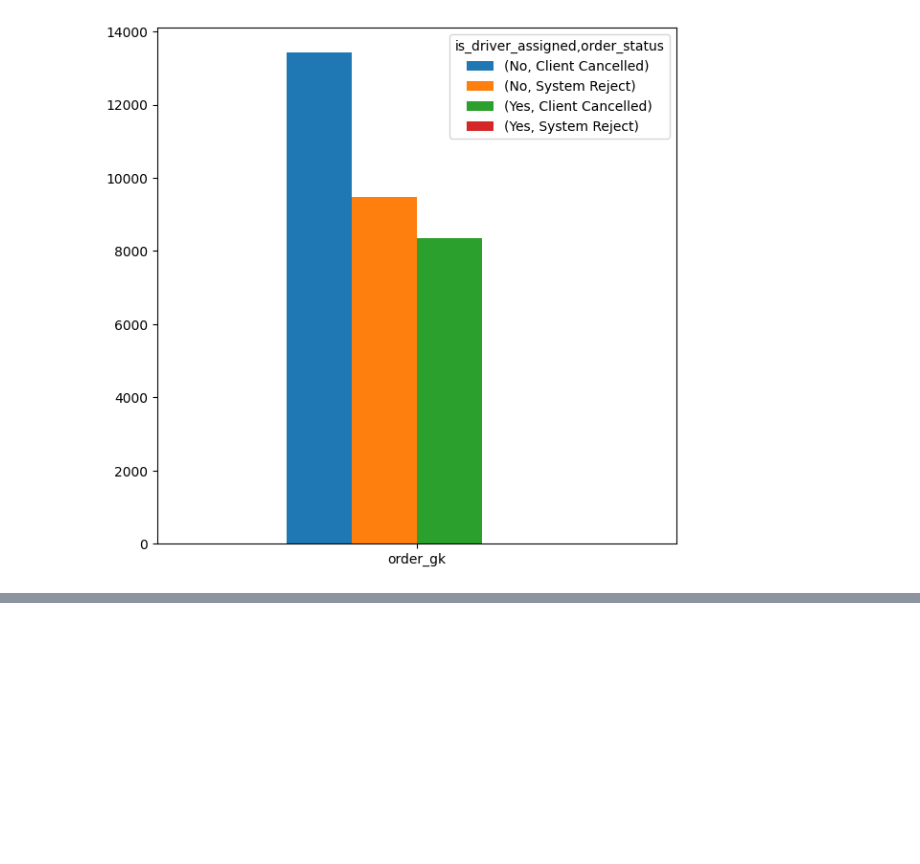
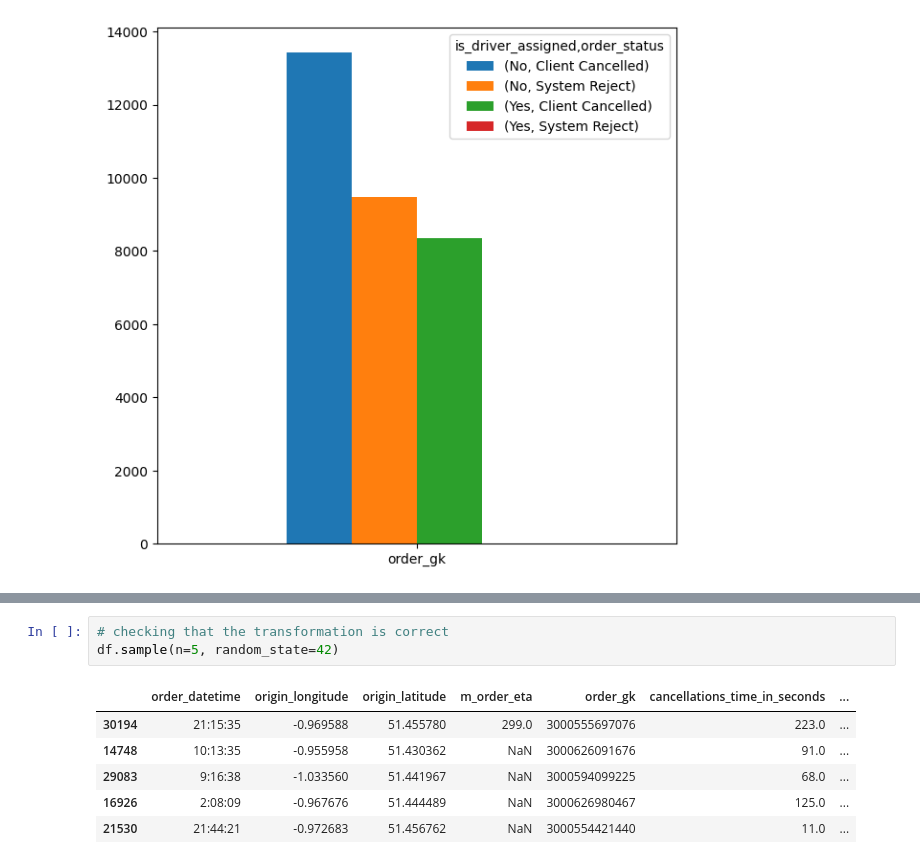
Before and after one commit to inderjeet680/Gett-failed-orders-analysis, a Jupyter notebook: analysis.ipynb, the cells around one changed output, grey strips where cells are left out. Drawn from its saved outputs; the diff is of its cells as text; blank space fills up the shorter version.

```diff
--- a/analysis.ipynb
+++ b/analysis.ipynb
@@ -99,0 +121,10 @@ df_q1.plot(kind="bar", subplots=False, figsize=(7, 7), legend=True, rot=0)
+# %%
+# checking that the transformation is correct
+df.sample(n=5, random_state=42)
+# %% [output]
+|  | order_datetime | origin_longitude | origin_latitude | m_order_eta | order_gk | cancellations_time_in_seconds | ... |
+| 30194 | 21:15:35 | -0.969588 | 51.455780 | 299.0 | 3000555697076 | 223.0 | ... |
+| 14748 | 10:13:35 | -0.955958 | 51.430362 | NaN | 3000626091676 | 91.0 | ... |
+| 29083 | 9:16:38 | -1.033560 | 51.441967 | NaN | 3000594099225 | 68.0 | ... |
+| 16926 | 2:08:09 | -0.967676 | 51.444489 | NaN | 3000626980467 | 125.0 | ... |
+| 21530 | 21:44:21 | -0.972683 | 51.456762 | NaN | 3000554421440 | 11.0 | ... |
```
Also changed, not shown: parts of 6 cells of this notebook.
